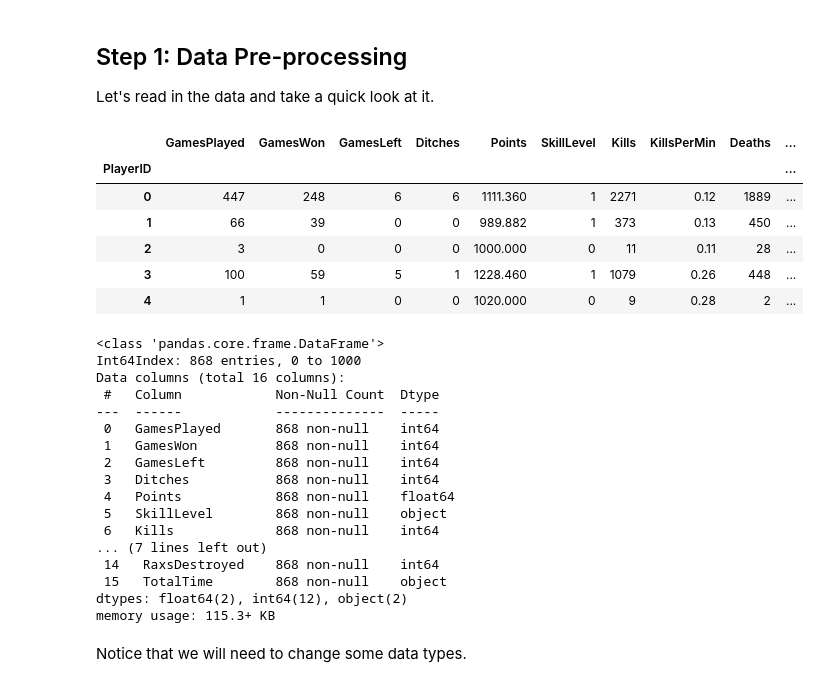
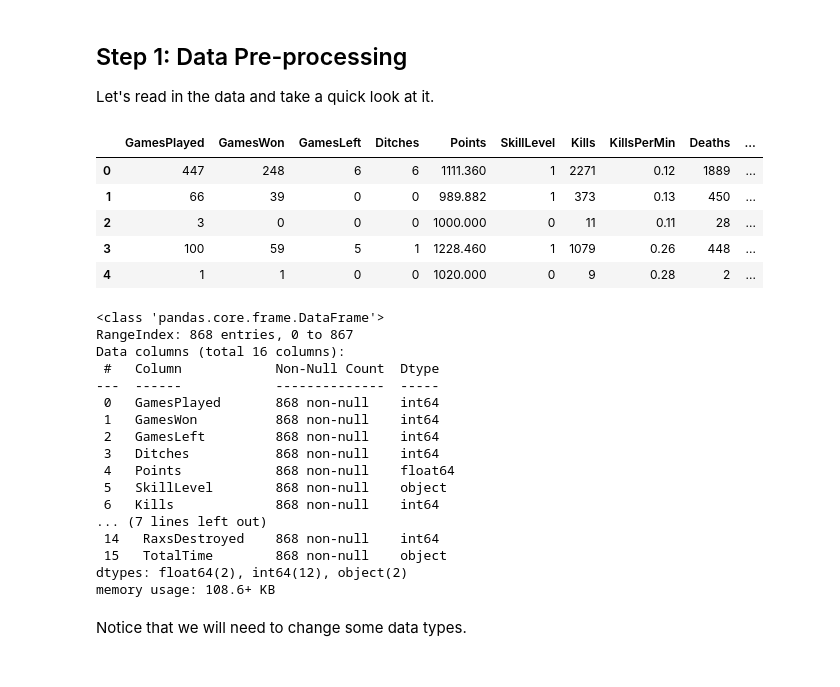
Before and after one commit to ttellner/GameDataScienceInPython, a Jupyter notebook: Labs_Chapter6_Python/Chapter6_Lab1.ipynb, the cells around one changed output. Cells and saved outputs as stored; diff of their text form; code cells hidden in the pictures.

```diff
--- a/Labs_Chapter6_Python/Chapter6_Lab1.ipynb
+++ b/Labs_Chapter6_Python/Chapter6_Lab1.ipynb
@@ -30,11 +30,11 @@ warnings.filterwarnings('ignore')
 Let's read in the data and take a quick look at it.
 # %%
 dota_df1 = pd.read_csv('DoTalicious_cleaned1000players.csv')
-dota_df1.set_index('PlayerID', inplace=True)
+#dota_df1.set_index('PlayerID', inplace=True)
+dota_df1.drop(['PlayerID'], axis=1, inplace=True)
 dota_df1.head()
 # %% [output]
 |  | GamesPlayed | GamesWon | GamesLeft | Ditches | Points | SkillLevel | Kills | KillsPerMin | Deaths | ... |
-| PlayerID |  |  |  |  |  |  |  |  |  | ... |
 | 0 | 447 | 248 | 6 | 6 | 1111.360 | 1 | 2271 | 0.12 | 1889 | ... |
 | 1 | 66 | 39 | 0 | 0 | 989.882 | 1 | 373 | 0.13 | 450 | ... |
 | 2 | 3 | 0 | 0 | 0 | 1000.000 | 0 | 11 | 0.11 | 28 | ... |
@@ -44,7 +44,7 @@ dota_df1.head()
 dota_df1.info()
 # %% [output]
 <class 'pandas.core.frame.DataFrame'>
-Int64Index: 868 entries, 0 to 1000
+RangeIndex: 868 entries, 0 to 867
 Data columns (total 16 columns):
  #   Column            Non-Null Count  Dtype
 ---  ------            --------------  -----
@@ -59,7 +59,7 @@ Data columns (total 16 columns):
  14   RaxsDestroyed    868 non-null    int64
  15   TotalTime        868 non-null    object
 dtypes: float64(2), int64(12), object(2)
-memory usage: 115.3+ KB
+memory usage: 108.6+ KB
 # %% [markdown]
 Notice that we will need to change some data types.
 # %%
```
Also changed, not shown: parts of 18 cells of this notebook, 1 other file.
